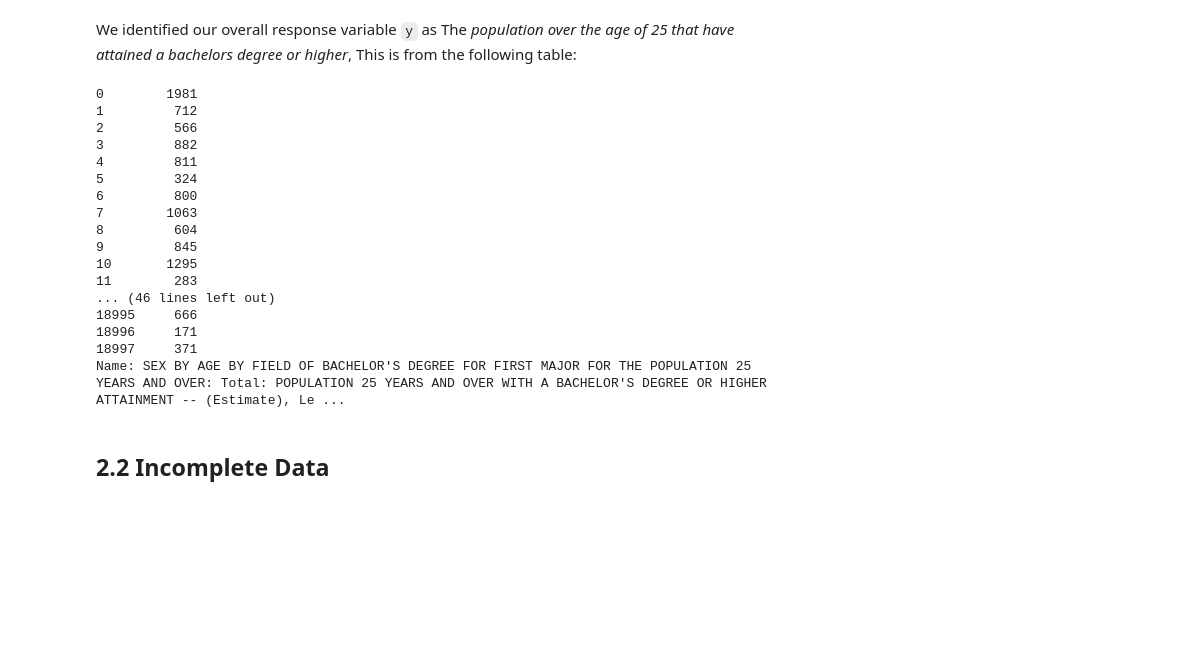
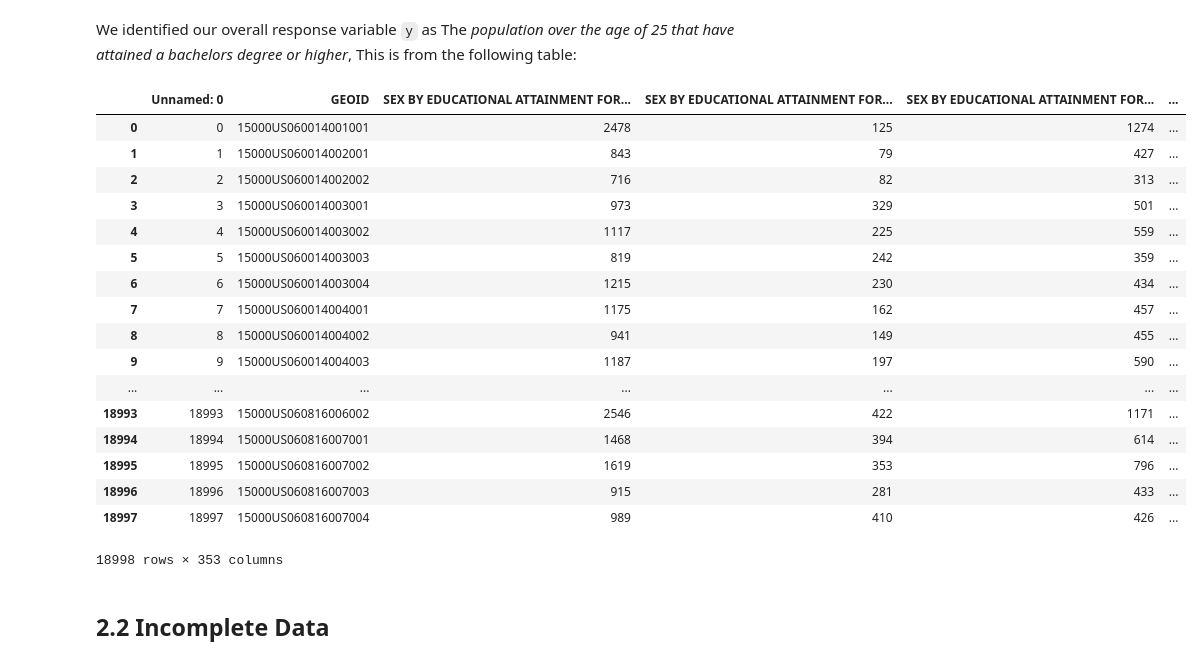
Before and after one commit to Tiger-Cross/AIHack18, a Jupyter notebook: notebooks/report.ipynb, the cells around one changed output. Drawn from its saved outputs; the diff is of its cells as text; code cells hidden in the pictures; blank space fills up the shorter version.

```diff
--- a/notebooks/report.ipynb
+++ b/notebooks/report.ipynb
@@ -104,26 +104,27 @@ Reformatted columns names of X15_EDUCATIONAL_ATTAINMENT.csv
 Reformatted columns names of X07_MIGRATION.csv
 # %% [markdown]
 We identified our overall response variable `y` as The *population over the age of 25 that have attained a bachelors degree or higher*, This is from the following table:
-# %%
-dfs['X15_EDUCATIONAL_ATTAINMENT.csv']["SEX BY AGE BY FIELD OF BACHELOR'S DEGREE FOR FIRST MAJOR FOR THE POPULATION 25 YEARS AND OVER: Total: POPULATION 25 YEARS AND OVER WITH A BACHELOR'S DEGREE OR HIGHER ATTAINMENT -- (Estimate)"]
-# %% [output]
-0        1981
-1         712
-2         566
-3         882
-4         811
-5         324
-6         800
-7        1063
-8         604
-9         845
-10       1295
-11        283
-... (46 lines left out)
-18995     666
-18996     171
-18997     371
-Name: SEX BY AGE BY FIELD OF BACHELOR'S DEGREE FOR FIRST MAJOR FOR THE POPULATION 25 YEARS AND OVER: Total: POPULATION 25 YEARS AND OVER WITH A BACHELOR'S DEGREE OR HIGHER ATTAINMENT -- (Estimate), Le ...
+# %%
+dfs['X15_EDUCATIONAL_ATTAINMENT.csv']
+# %% [output]
+|  | Unnamed: 0 | GEOID | SEX BY EDUCATIONAL ATTAINMENT FOR... | SEX BY EDUCATIONAL ATTAINMENT FOR... | SEX BY EDUCATIONAL ATTAINMENT FOR... | ... |
+| 0 | 0 | 15000US060014001001 | 2478 | 125 | 1274 | ... |
+| 1 | 1 | 15000US060014002001 | 843 | 79 | 427 | ... |
+| 2 | 2 | 15000US060014002002 | 716 | 82 | 313 | ... |
+| 3 | 3 | 15000US060014003001 | 973 | 329 | 501 | ... |
+| 4 | 4 | 15000US060014003002 | 1117 | 225 | 559 | ... |
+| 5 | 5 | 15000US060014003003 | 819 | 242 | 359 | ... |
+| 6 | 6 | 15000US060014003004 | 1215 | 230 | 434 | ... |
+| 7 | 7 | 15000US060014004001 | 1175 | 162 | 457 | ... |
+| 8 | 8 | 15000US060014004002 | 941 | 149 | 455 | ... |
+| 9 | 9 | 15000US060014004003 | 1187 | 197 | 590 | ... |
+| ... | ... | ... | ... | ... | ... | ... |
+| 18993 | 18993 | 15000US060816006002 | 2546 | 422 | 1171 | ... |
+| 18994 | 18994 | 15000US060816007001 | 1468 | 394 | 614 | ... |
+| 18995 | 18995 | 15000US060816007002 | 1619 | 353 | 796 | ... |
+| 18996 | 18996 | 15000US060816007003 | 915 | 281 | 433 | ... |
+| 18997 | 18997 | 15000US060816007004 | 989 | 410 | 426 | ... |
+18998 rows × 353 columns
 # %% [markdown]
 ## 2.2 Incomplete Data
 # %% [markdown]
```
Also changed, not shown: parts of 5 cells of this notebook, 17 other files.
